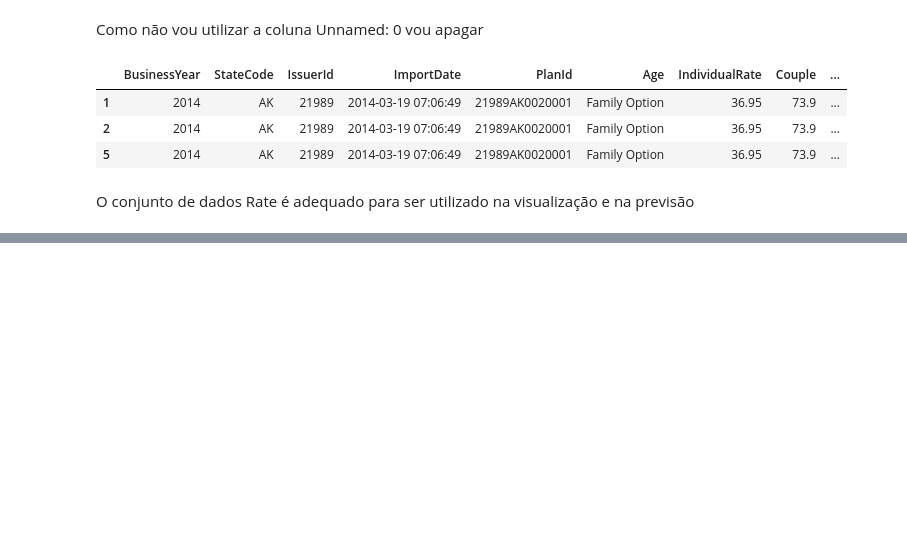
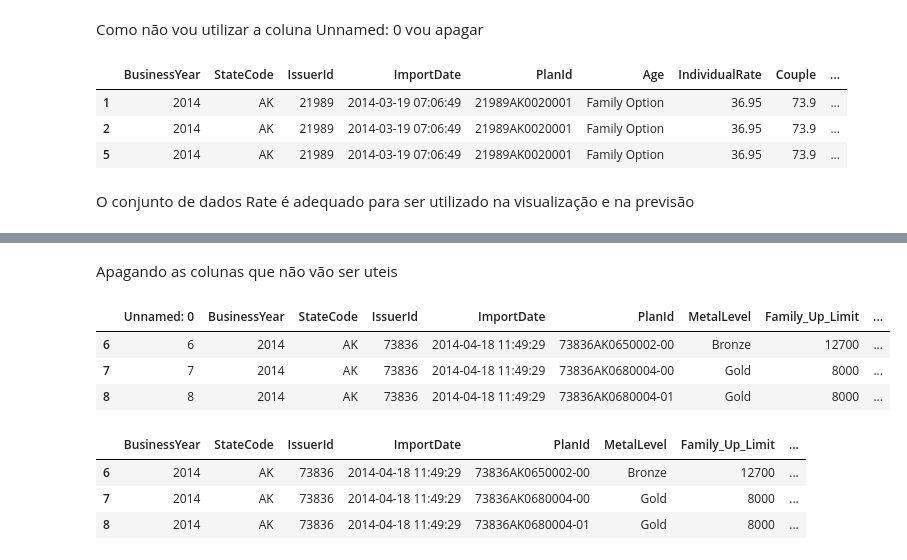
Before and after one commit to if1015-datascience-ufpe/2018-1-projeto-seguro_de_saude, a Jupyter notebook: Seguro_de_Saude.ipynb, the cells around one changed output, grey strips where cells are left out. Drawn from its saved outputs; the diff is of its cells as text; code cells hidden in the pictures; blank space fills up the shorter version.

```diff
--- a/Seguro_de_Saude.ipynb
+++ b/Seguro_de_Saude.ipynb
@@ -134,0 +217,18 @@ RateData_FO_3=RateData_FO
+# %% [markdown]
+Apagando as colunas que não vão ser uteis
+# %%
+PlanAttributesData=PlanAttributesData.drop(PlanAttributesData[['TEHBInnTier1FamilyMOOP','TEHBInnTier1IndividualMOOP']],1)
+PlanAttributesData.head(3)
+# %% [output]
+|  | Unnamed: 0 | BusinessYear | StateCode | IssuerId | ImportDate | PlanId | MetalLevel | Family_Up_Limit | ... |
+| 6 | 6 | 2014 | AK | 73836 | 2014-04-18 11:49:29 | 73836AK0650002-00 | Bronze | 12700 | ... |
+| 7 | 7 | 2014 | AK | 73836 | 2014-04-18 11:49:29 | 73836AK0680004-00 | Gold | 8000 | ... |
+| 8 | 8 | 2014 | AK | 73836 | 2014-04-18 11:49:29 | 73836AK0680004-01 | Gold | 8000 | ... |
+# %%
+PlanAttributesData=PlanAttributesData.drop(PlanAttributesData[['Unnamed: 0']],1)
+PlanAttributesData.head(3)
+# %% [output]
+|  | BusinessYear | StateCode | IssuerId | ImportDate | PlanId | MetalLevel | Family_Up_Limit | ... |
+| 6 | 2014 | AK | 73836 | 2014-04-18 11:49:29 | 73836AK0650002-00 | Bronze | 12700 | ... |
+| 7 | 2014 | AK | 73836 | 2014-04-18 11:49:29 | 73836AK0680004-00 | Gold | 8000 | ... |
+| 8 | 2014 | AK | 73836 | 2014-04-18 11:49:29 | 73836AK0680004-01 | Gold | 8000 | ... |
```
Also changed, not shown: parts of 19 cells of this notebook.
